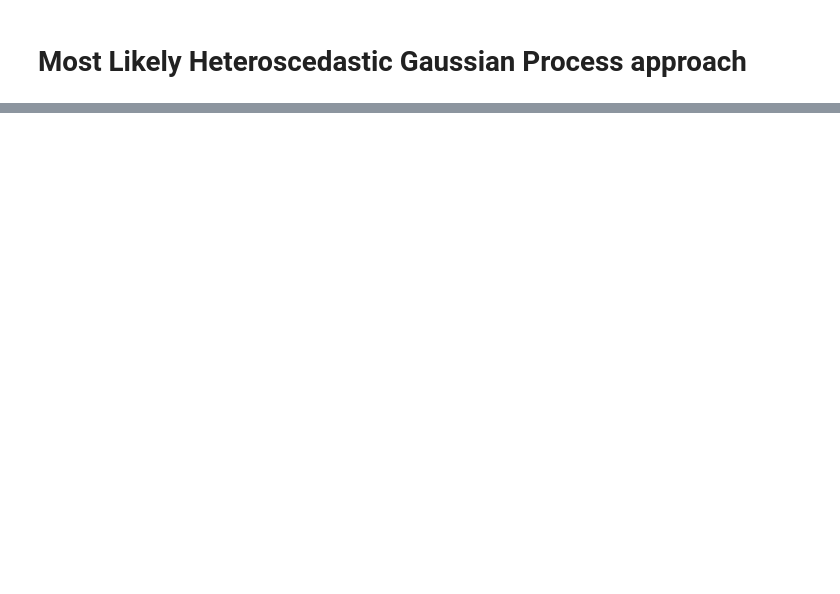
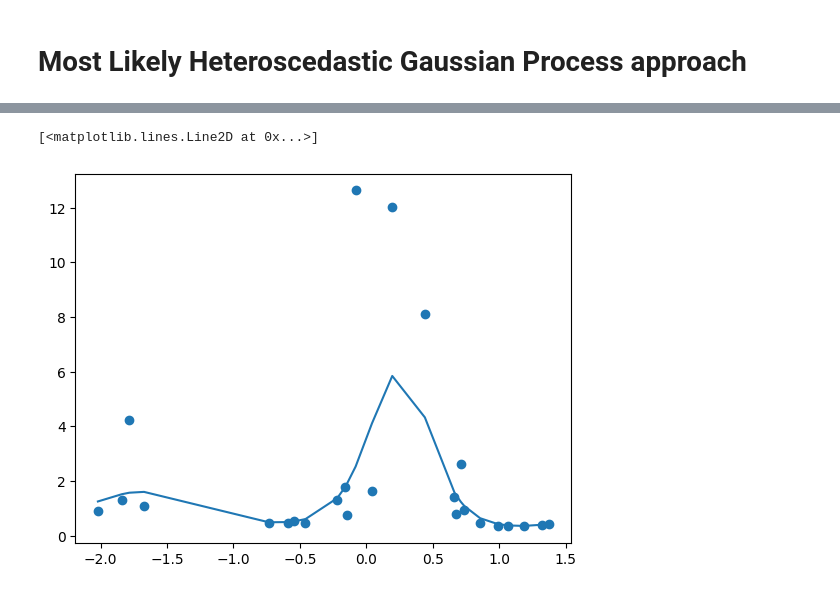
Before and after one commit to fazaghifari/hetgp-eval, a Jupyter notebook: mlhgp_test.ipynb, the cells around one changed output, grey strips where cells are left out. Cells and saved outputs as stored; diff of their text form; code cells hidden in the pictures; blank space fills up the shorter version.

```diff
--- a/mlhgp_test.ipynb
+++ b/mlhgp_test.ipynb
@@ -117,0 +132,7 @@ plt.scatter(X_train, y_train)
+# %%
+sorted_xtrain = np.sort(X_train_norm, axis=0)
+plt.scatter(X_train_norm,(hgp.variance_est))
+plt.plot(sorted_xtrain, np.exp(hgp.model_noise.predict(sorted_xtrain)))
+# %% [output]
+[<matplotlib.lines.Line2D at 0x...>]
+[figure, added]
```
Also changed, not shown: parts of 13 cells of this notebook, 5 other files.
